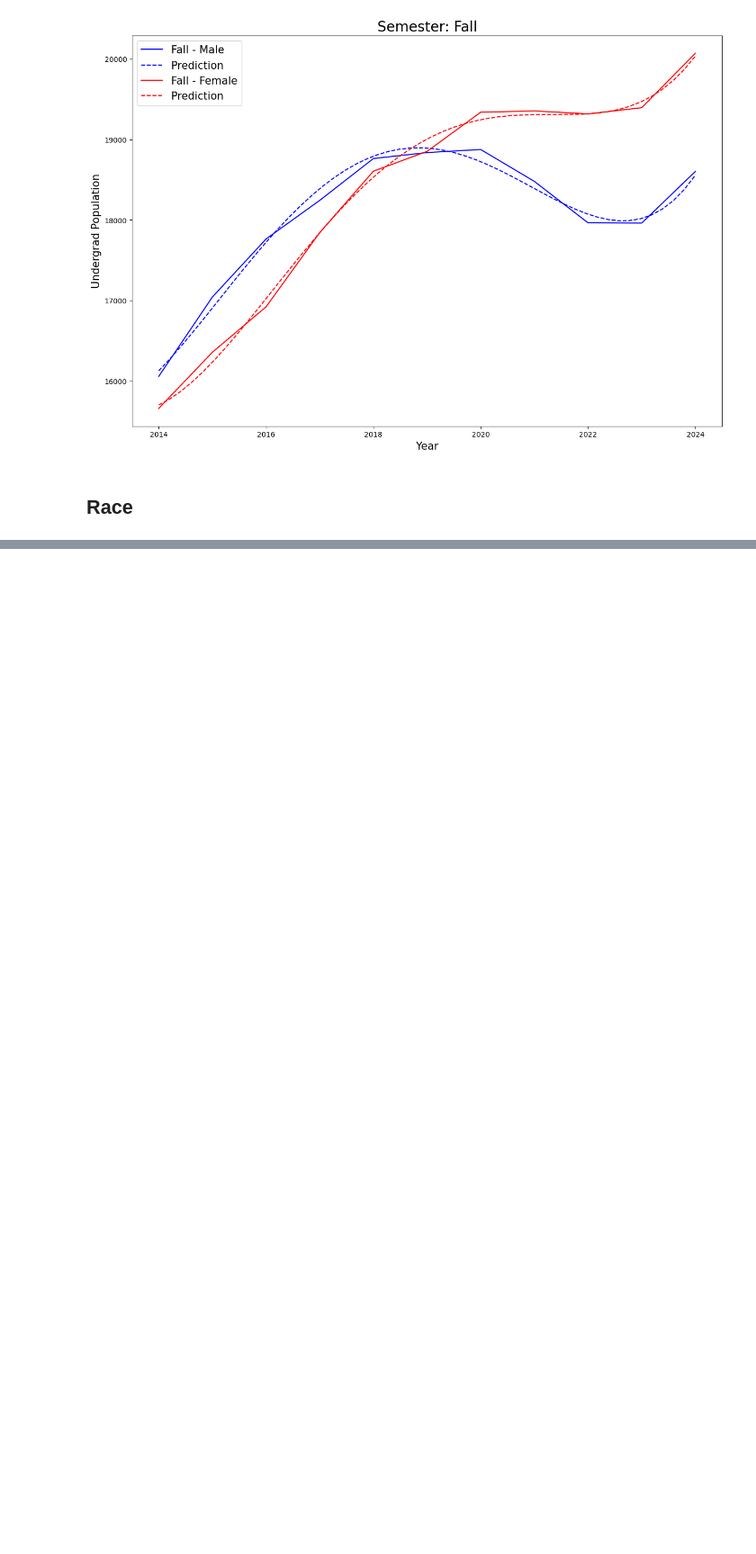
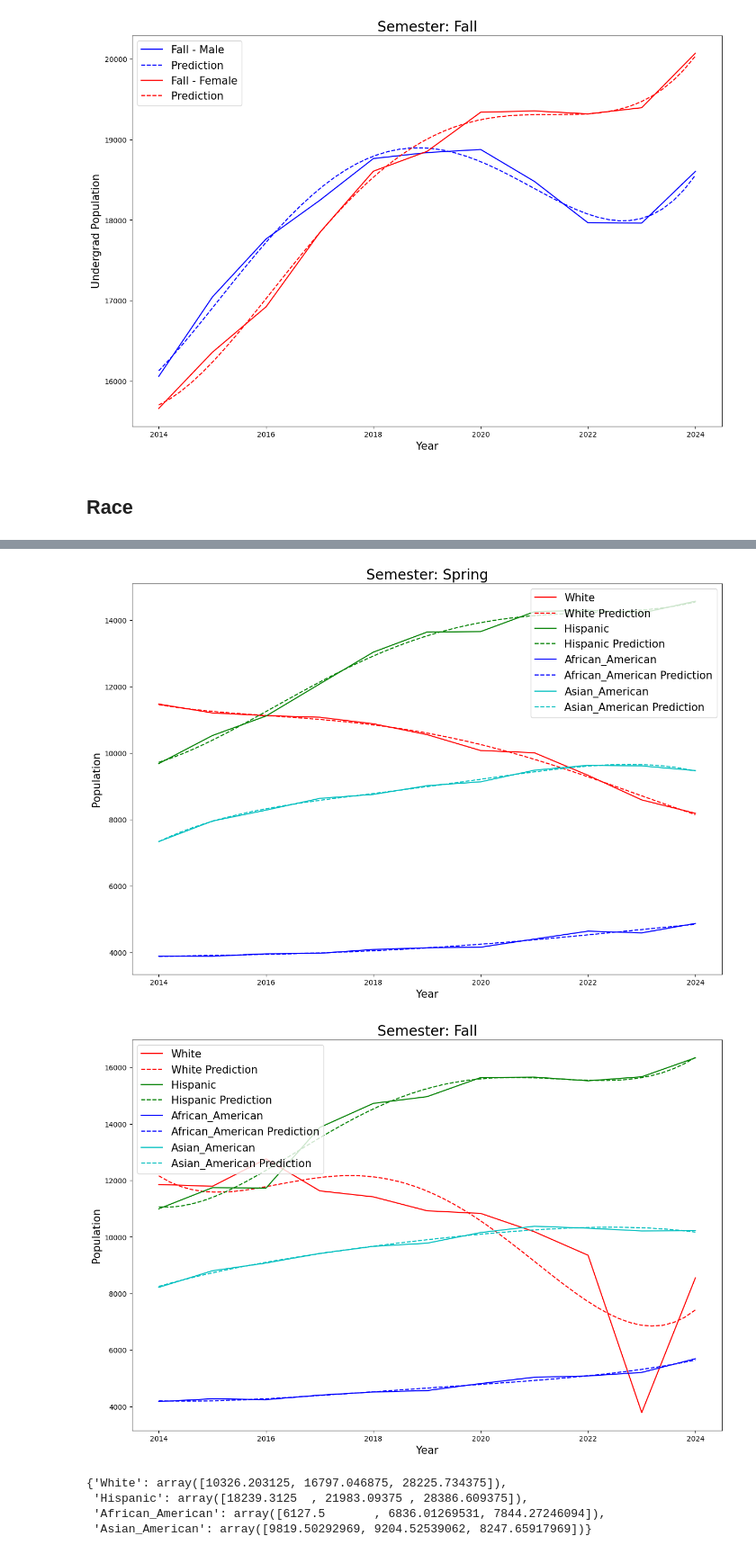
Before and after one commit to kpnguyen21/erdos-coffee-bar, a Jupyter notebook: regression.ipynb, the cells around one changed output, grey strips where cells are left out. Shown at 90% size. Drawn from its saved outputs; the diff is of its cells as text; code cells hidden in the pictures; blank space fills up the shorter version.

```diff
--- a/regression.ipynb
+++ b/regression.ipynb
@@ -247,0 +279,10 @@ def student_prediction(semester: str, deg: int, col: list, prediction_year: list
+# %%
+student_prediction('Spring', 4, ['White', 'Hispanic', 'African_American', 'Asian_American'])
+student_prediction('Fall', 4, ['White', 'Hispanic', 'African_American', 'Asian_American'])
+# %% [output]
+[figure, added]
+[figure, added]
+{'White': array([10326.203125, 16797.046875, 28225.734375]),
+ 'Hispanic': array([18239.3125  , 21983.09375 , 28386.609375]),
+ 'African_American': array([6127.5       , 6836.01269531, 7844.27246094]),
+ 'Asian_American': array([9819.50292969, 9204.52539062, 8247.65917969])}
```
Also changed, not shown: parts of 20 cells of this notebook.
